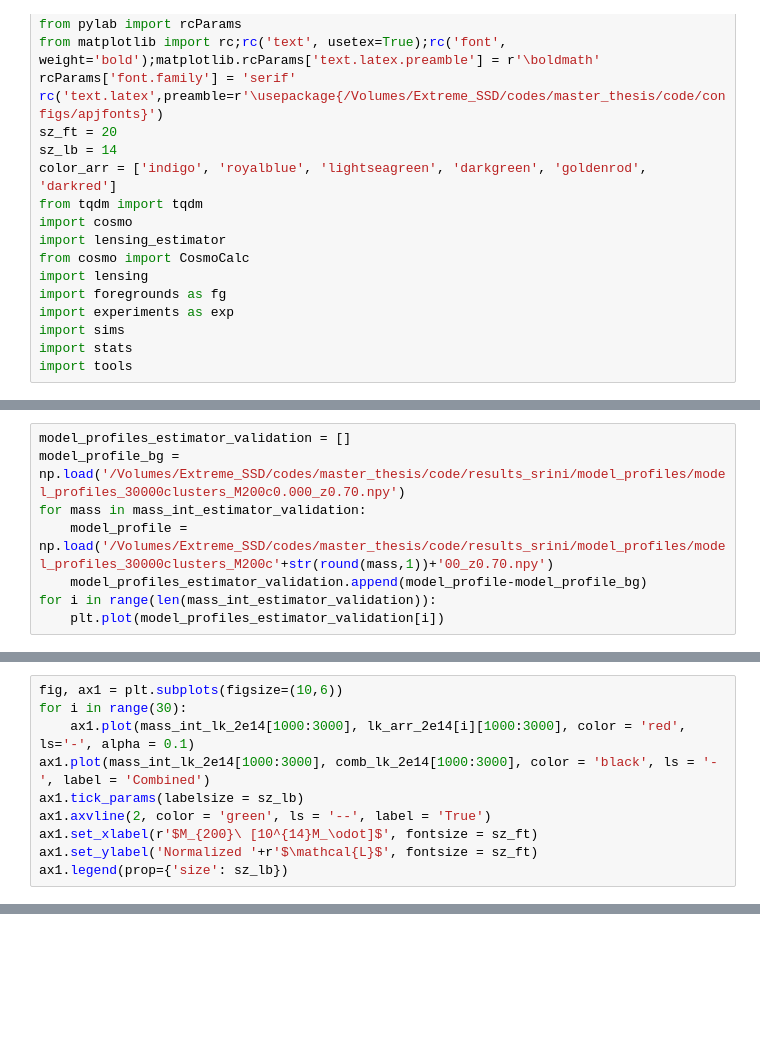
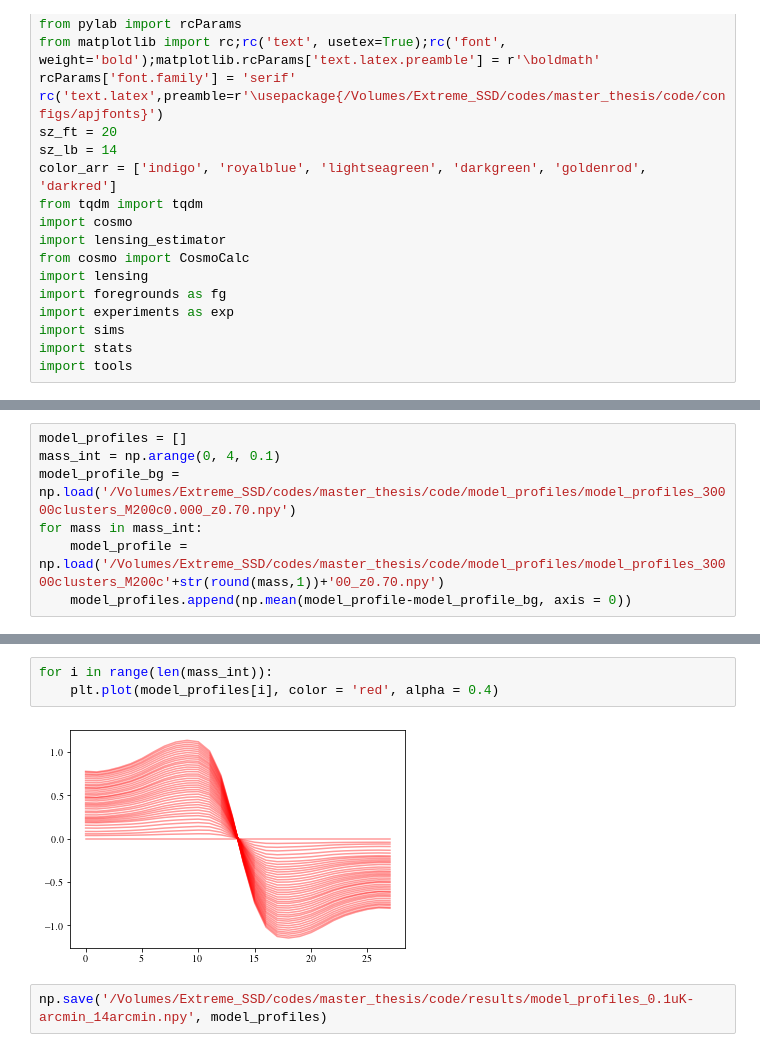
Before and after one commit to s6kelevy/cmb_lensing, a Jupyter notebook: chapter5_srini.ipynb, the cells around one changed output, grey strips where cells are left out. Drawn from its saved outputs; the diff is of its cells as text; blank space fills up the shorter version.

```diff
--- a/chapter5_srini.ipynb
+++ b/chapter5_srini.ipynb
@@ -59,8 +29,7 @@ plt.colorbar()
 # %%
-model_profiles_estimator_validation = []
-model_profile_bg = np.load('/Volumes/Extreme_SSD/codes/master_thesis/code/results_srini/model_profiles/model_profiles_30000clusters_M200c0.000_z0.70.npy')
-for mass in mass_int_estimator_validation:
-    model_profile = np.load('/Volumes/Extreme_SSD/codes/master_thesis/code/results_srini/model_profiles/model_profiles_30000clusters_M200c'+str(round(mass,1))+'00_z0.70.npy')
-    model_profiles_estimator_validation.append(model_profile-model_profile_bg)
-for i in range(len(mass_int_estimator_validation)):
-    plt.plot(model_profiles_estimator_validation[i])
+model_profiles = []
+mass_int = np.arange(0, 4, 0.1)
+model_profile_bg = np.load('/Volumes/Extreme_SSD/codes/master_thesis/code/model_profiles/model_profiles_30000clusters_M200c0.000_z0.70.npy')
+for mass in mass_int:
+    model_profile = np.load('/Volumes/Extreme_SSD/codes/master_thesis/code/model_profiles/model_profiles_30000clusters_M200c'+str(round(mass,1))+'00_z0.70.npy')
+    model_profiles.append(np.mean(model_profile-model_profile_bg, axis = 0))
@@ -129,10 +35,0 @@ print(error_comb_lk_2e14)
-# %%
-fig, ax1 = plt.subplots(figsize=(10,6))
-for i in range(30):
-    ax1.plot(mass_int_lk_2e14[1000:3000], lk_arr_2e14[i][1000:3000], color = 'red', ls='-', alpha = 0.1)
-ax1.plot(mass_int_lk_2e14[1000:3000], comb_lk_2e14[1000:3000], color = 'black', ls = '-', label = 'Combined')
-ax1.tick_params(labelsize = sz_lb)
-ax1.axvline(2, color = 'green', ls = '--', label = 'True')
-ax1.set_xlabel(r'$M_{200}\ [10^{14}M_\odot]$', fontsize = sz_ft)
-ax1.set_ylabel('Normalized '+r'$\mathcal{L}$', fontsize = sz_ft)
-ax1.legend(prop={'size': sz_lb})
@@ -261,0 +36,7 @@ plt.colorbar()
+# %%
+for i in range(len(mass_int)):
+    plt.plot(model_profiles[i], color = 'red', alpha = 0.4)
+# %% [output]
+[figure, added]
+# %%
+np.save('/Volumes/Extreme_SSD/codes/master_thesis/code/results/model_profiles_0.1uK-arcmin_14arcmin.npy', model_profiles)
```
Also changed, not shown: parts of 14 cells of this notebook, 11 other files.
